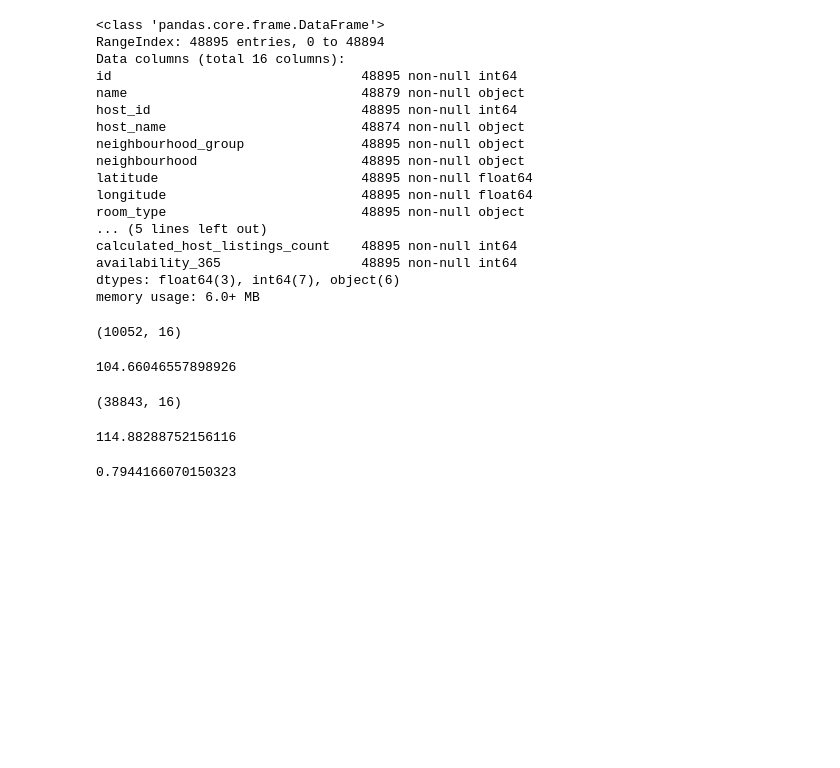
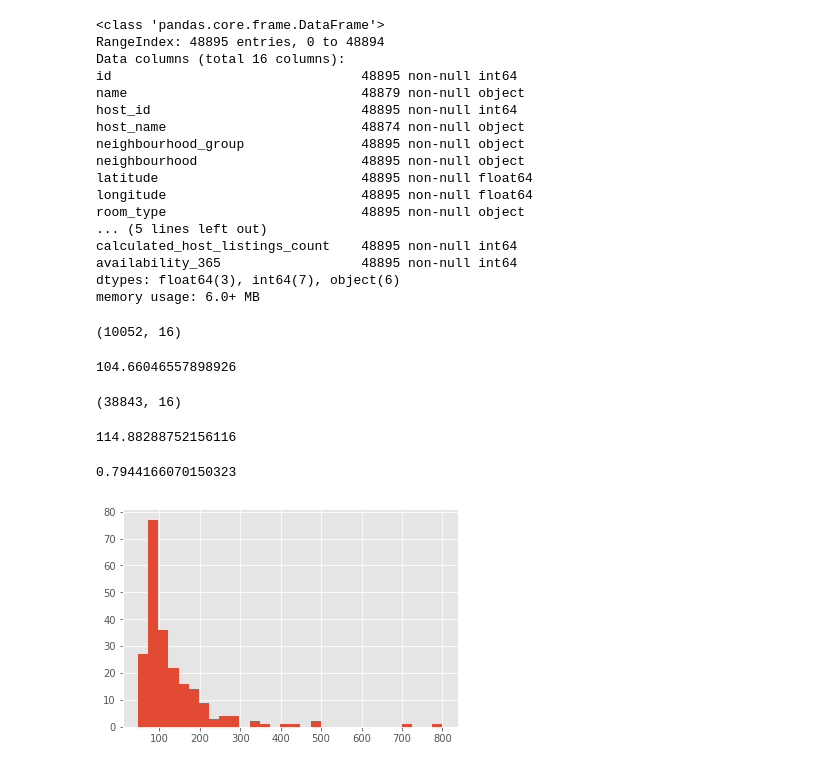
Before and after one commit to abeldesta/AirBnB-EDA, a Jupyter notebook: eda.ipynb, the cells around one changed output. Drawn from its saved outputs; the diff is of its cells as text; code cells hidden in the pictures; blank space fills up the shorter version.

```diff
--- a/eda.ipynb
+++ b/eda.ipynb
@@ -137,3 +139,5 @@ np.mean(non_null['availability_365'])
 non_null.shape[0]/nyc_data.shape[0]
 # %% [output]
 0.7944166070150323
+# %%
+x = nyc_data.groupby('neighbourhood').agg({'price': ['min','mean', 'max'], 'neighbourhood':'count'})
@@ -139,0 +152,9 @@ non_null.shape[0]/nyc_data.shape[0]
+# %%
+fig, ax = plt.subplots(1,1)
+ax.hist(x['price']['mean'], bins = 30, label = 'mean')
+#ax.hist(x['price']['min'], bins = 30, label = 'min')
+#ax.hist(x['price']['max'], bins = 30,  label = 'max')
+#plt.legend()
+plt.show()
+# %% [output]
+[figure, added]
```
Also changed, not shown: parts of 22 cells of this notebook, 1 other file.
